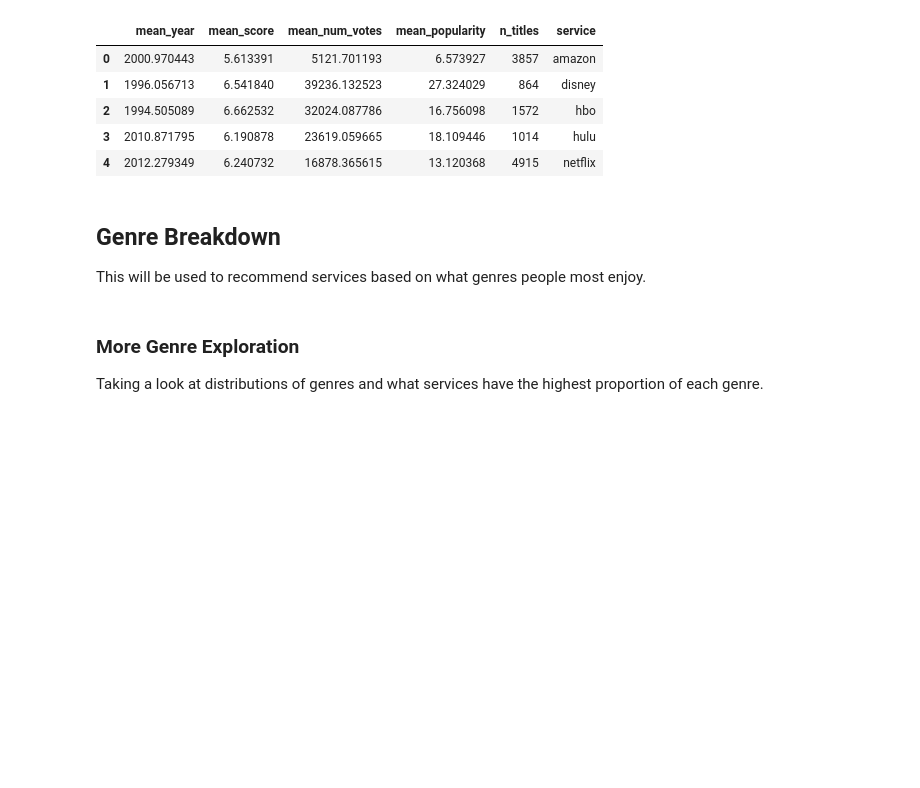
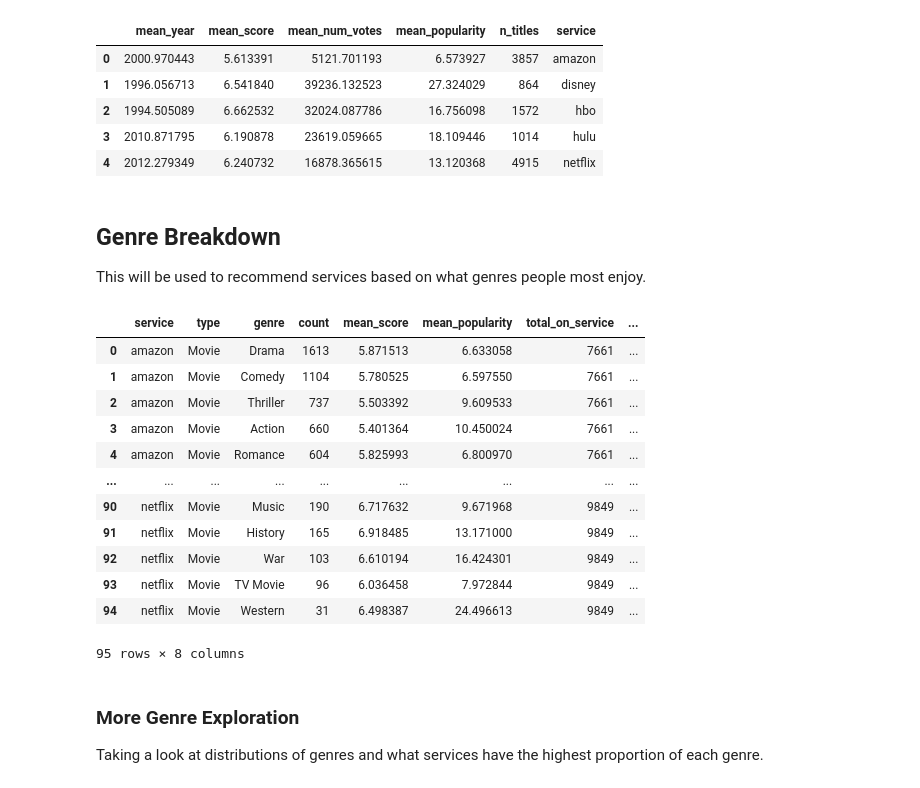
Before and after one commit to zlee1/StreamingServiceAnalysis, a Jupyter notebook: main_data_collection.ipynb, the cells around one changed output. Drawn from its saved outputs; the diff is of its cells as text; code cells hidden in the pictures; blank space fills up the shorter version.

```diff
--- a/main_data_collection.ipynb
+++ b/main_data_collection.ipynb
@@ -295,3 +288,19 @@ service_genres_movies = sqldf("SELECT * FROM service_genres_movies ORDER BY serv
+# %%
+service_genres_movies
+# %% [output]
+|  | service | type | genre | count | mean_score | mean_popularity | total_on_service | ... |
+| 0 | amazon | Movie | Drama | 1613 | 5.871513 | 6.633058 | 7661 | ... |
+| 1 | amazon | Movie | Comedy | 1104 | 5.780525 | 6.597550 | 7661 | ... |
+| 2 | amazon | Movie | Thriller | 737 | 5.503392 | 9.609533 | 7661 | ... |
+| 3 | amazon | Movie | Action | 660 | 5.401364 | 10.450024 | 7661 | ... |
+| 4 | amazon | Movie | Romance | 604 | 5.825993 | 6.800970 | 7661 | ... |
+| ... | ... | ... | ... | ... | ... | ... | ... | ... |
+| 90 | netflix | Movie | Music | 190 | 6.717632 | 9.671968 | 9849 | ... |
+| 91 | netflix | Movie | History | 165 | 6.918485 | 13.171000 | 9849 | ... |
+| 92 | netflix | Movie | War | 103 | 6.610194 | 16.424301 | 9849 | ... |
+| 93 | netflix | Movie | TV Movie | 96 | 6.036458 | 7.972844 | 9849 | ... |
+| 94 | netflix | Movie | Western | 31 | 6.498387 | 24.496613 | 9849 | ... |
+95 rows × 8 columns
 # %%
 # Save counted genres as .csv
 service_genres_movies.to_csv("data/modified/service_genres_counted.csv", index=False)
```
Also changed, not shown: parts of 16 cells of this notebook, 1 other file.
